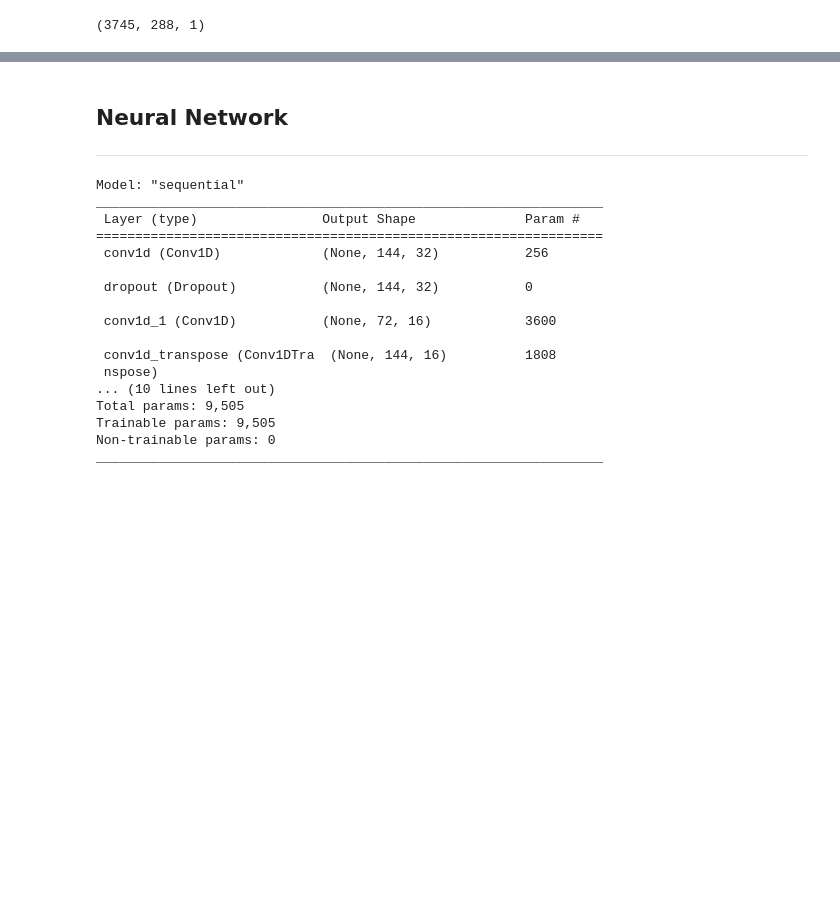
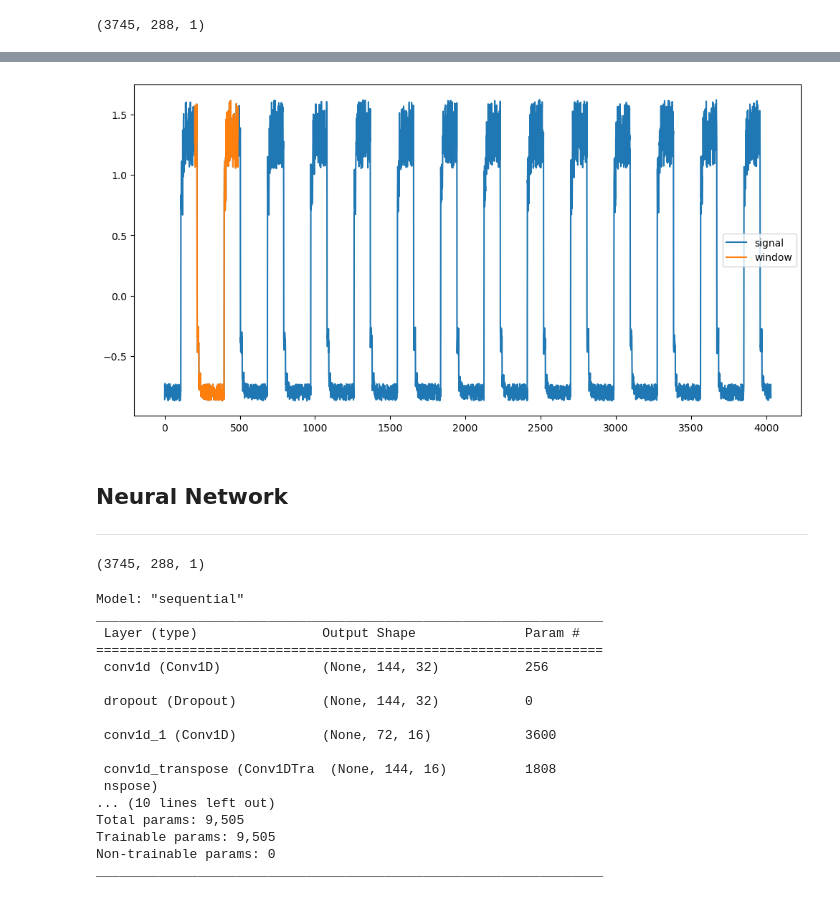
Before and after one commit to ianmcloughlin/2223-S1-machine-learn-stats, a Jupyter notebook: notebooks/05-evaluation.ipynb, the cells around one changed output, grey strips where cells are left out. Cells and saved outputs as stored; diff of their text form; code cells hidden in the pictures; blank space fills up the shorter version.

```diff
--- a/notebooks/05-evaluation.ipynb
+++ b/notebooks/05-evaluation.ipynb
@@ -185,7 +368,33 @@ x_train.shape
+# %%
+#
+window_no = 200
+
+#
+fig, ax = plt.subplots(figsize=(12, 6))
+
+#
+y = df_train_vals['value'].values
+
+#
+ax.plot(np.arange(y.shape[0]), y, label='signal')
+
+# The first window.
+w = x_train[window_no].flatten()
+
+#
+ax.plot(np.arange(w.shape[0]) + window_no, w, label='window')
+
+ax.legend();
+# %% [output]
+[figure, added]
 # %% [markdown]
 ## Neural Network
 
 ***
+# %%
+x_train.shape
+# %% [output]
+(3745, 288, 1)
 # %%
 #
 layers = [
```
Also changed, not shown: parts of 42 cells of this notebook, 1 other file.
